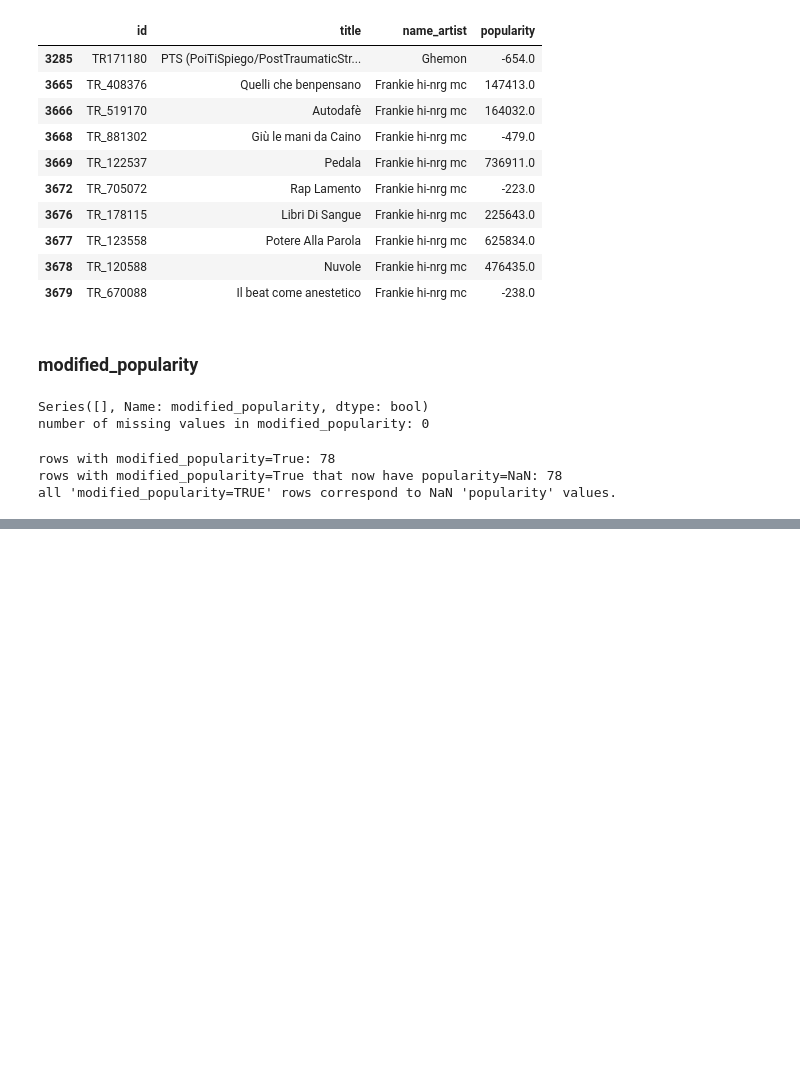
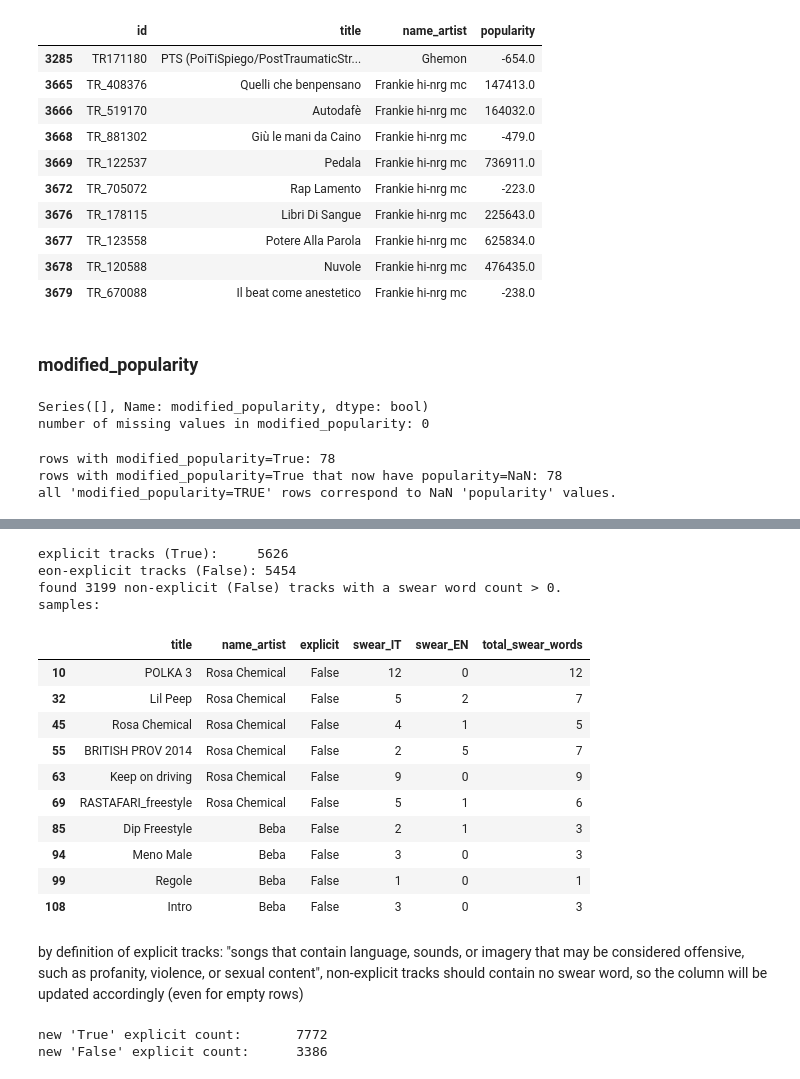
Before and after one commit to jaanisfehling/italian-rap-songs, a Jupyter notebook: data_understanding/tracks_analysis.ipynb, the cells around one changed output, grey strips where cells are left out. Drawn from its saved outputs; the diff is of its cells as text; code cells hidden in the pictures; blank space fills up the shorter version.

Commit message:
fixed explicit column values

```diff
--- a/data_understanding/tracks_analysis.ipynb
+++ b/data_understanding/tracks_analysis.ipynb
@@ -3600,0 +3623,55 @@ all 'modified_popularity=TRUE' rows correspond to NaN 'popularity' values.
+# %%
+explicit_counts = df['explicit'].value_counts(dropna=False)
+
+print(f"explicit tracks (True):     {explicit_counts.get(True, 0)}")
+print(f"non-explicit tracks (False): {explicit_counts.get(False, 0)}")
+
+df['total_swear_words'] = df['swear_IT'] + df['swear_EN']
+
+non_explicit_mask = (df['explicit'] == False)
+non_explicit_tracks = df[non_explicit_mask]
+
+if not non_explicit_tracks.empty:
+    mismatches = non_explicit_tracks[non_explicit_tracks['total_swear_words'] > 0]
+
+    mismatch_count = len(mismatches)
+
+    if mismatch_count > 0:
+        print(f"found {mismatch_count} non-explicit (False) tracks with a swear word count > 0.")
+        print("samples:")
+        display(mismatches[['title', 'name_artist', 'explicit', 'swear_IT', 'swear_EN', 'total_swear_words']].head(10))
+    else:
+        print("all non-explicit (False) tracks have a swear word count of 0.")
+# %% [output]
+explicit tracks (True):     5626
+eon-explicit tracks (False): 5454
+found 3199 non-explicit (False) tracks with a swear word count > 0.
+samples:
+|  | title | name_artist | explicit | swear_IT | swear_EN | total_swear_words |
+| 10 | POLKA 3 | Rosa Chemical | False | 12 | 0 | 12 |
+| 32 | Lil Peep | Rosa Chemical | False | 5 | 2 | 7 |
+| 45 | Rosa Chemical | Rosa Chemical | False | 4 | 1 | 5 |
+| 55 | BRITISH PROV 2014 | Rosa Chemical | False | 2 | 5 | 7 |
+| 63 | Keep on driving | Rosa Chemical | False | 9 | 0 | 9 |
+| 69 | RASTAFARI_freestyle | Rosa Chemical | False | 5 | 1 | 6 |
+| 85 | Dip Freestyle | Beba | False | 2 | 1 | 3 |
+| 94 | Meno Male | Beba | False | 3 | 0 | 3 |
+| 99 | Regole | Beba | False | 1 | 0 | 1 |
+| 108 | Intro | Beba | False | 3 | 0 | 3 |
+# %% [markdown]
+by definition of explicit tracks: "songs that contain language, sounds, or imagery that may be considered offensive, such as profanity, violence, or sexual content", non-explicit tracks should contain no swear word, so the column will be updated accordingly (even for empty rows)
+# %%
+mask_no_swears = (df['total_swear_words'] == 0)
+mask_has_swears = (df['total_swear_words'] > 0)
+
+df.loc[(df['total_swear_words'] == 0), 'explicit'] = False
+df.loc[(df['total_swear_words'] > 0), 'explicit'] = True
+
+new_true_count = df['explicit'].eq(True).sum()
+new_false_count = df['explicit'].eq(False).sum()
+
+print(f"new 'True' explicit count:       {new_true_count}")
+print(f"new 'False' explicit count:      {new_false_count}")
+# %% [output]
+new 'True' explicit count:       7772
+new 'False' explicit count:      3386
```
Also changed, not shown: parts of 2 cells of this notebook.
